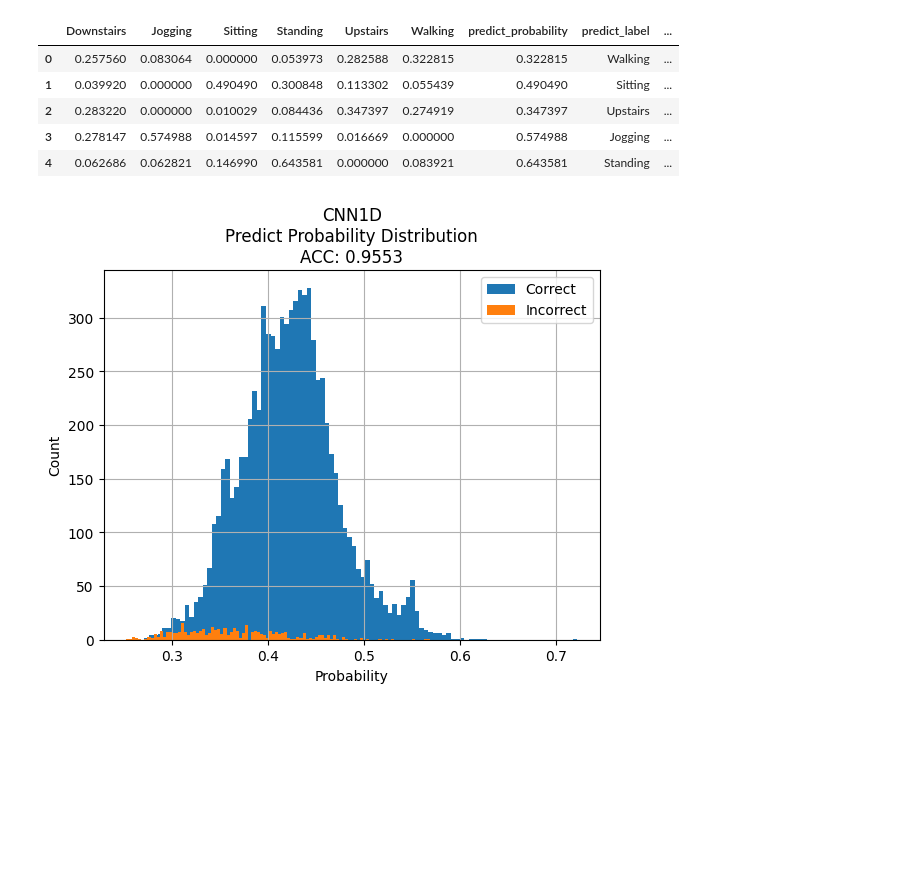
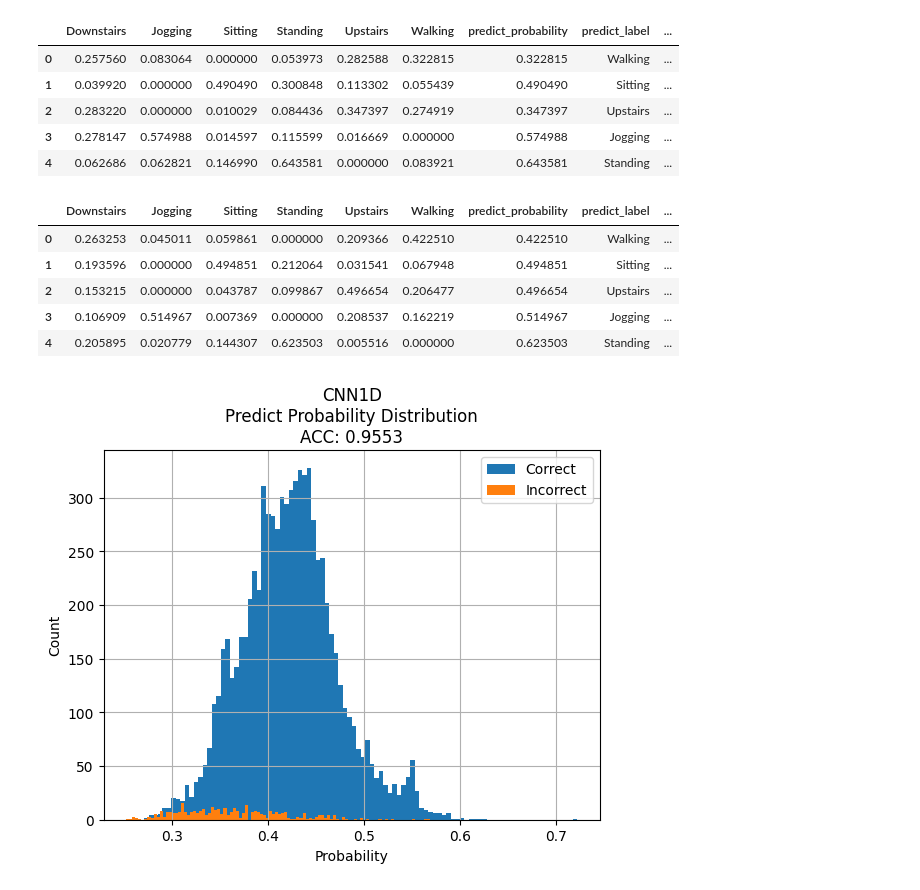
Before and after one commit to rakawanegan/humanactivityrecognition_portfolio, a Jupyter notebook: result/error_bar/analysis.ipynb, the cells around one changed output. Saved outputs shown, nothing was run; the diff lists cells and outputs as text; code cells hidden in the pictures; blank space fills up the shorter version.

```diff
--- a/result/error_bar/analysis.ipynb
+++ b/result/error_bar/analysis.ipynb
@@ -69,6 +80,15 @@ convbbt_df.head()
 | 2 | 0.283220 | 0.000000 | 0.010029 | 0.084436 | 0.347397 | 0.274919 | 0.347397 | Upstairs | ... |
 | 3 | 0.278147 | 0.574988 | 0.014597 | 0.115599 | 0.016669 | 0.000000 | 0.574988 | Jogging | ... |
 | 4 | 0.062686 | 0.062821 | 0.146990 | 0.643581 | 0.000000 | 0.083921 | 0.643581 | Standing | ... |
+# %%
+vit_df.head()
+# %% [output]
+|  | Downstairs | Jogging | Sitting | Standing | Upstairs | Walking | predict_probability | predict_label | ... |
+| 0 | 0.263253 | 0.045011 | 0.059861 | 0.000000 | 0.209366 | 0.422510 | 0.422510 | Walking | ... |
+| 1 | 0.193596 | 0.000000 | 0.494851 | 0.212064 | 0.031541 | 0.067948 | 0.494851 | Sitting | ... |
+| 2 | 0.153215 | 0.000000 | 0.043787 | 0.099867 | 0.496654 | 0.206477 | 0.496654 | Upstairs | ... |
+| 3 | 0.106909 | 0.514967 | 0.007369 | 0.000000 | 0.208537 | 0.162219 | 0.514967 | Jogging | ... |
+| 4 | 0.205895 | 0.020779 | 0.144307 | 0.623503 | 0.005516 | 0.000000 | 0.623503 | Standing | ... |
 # %%
 show_distribution(cnn1d_df, 'CNN1D')
 # %% [output]
```
Also changed, not shown: parts of 4 cells of this notebook, 11 other files.
